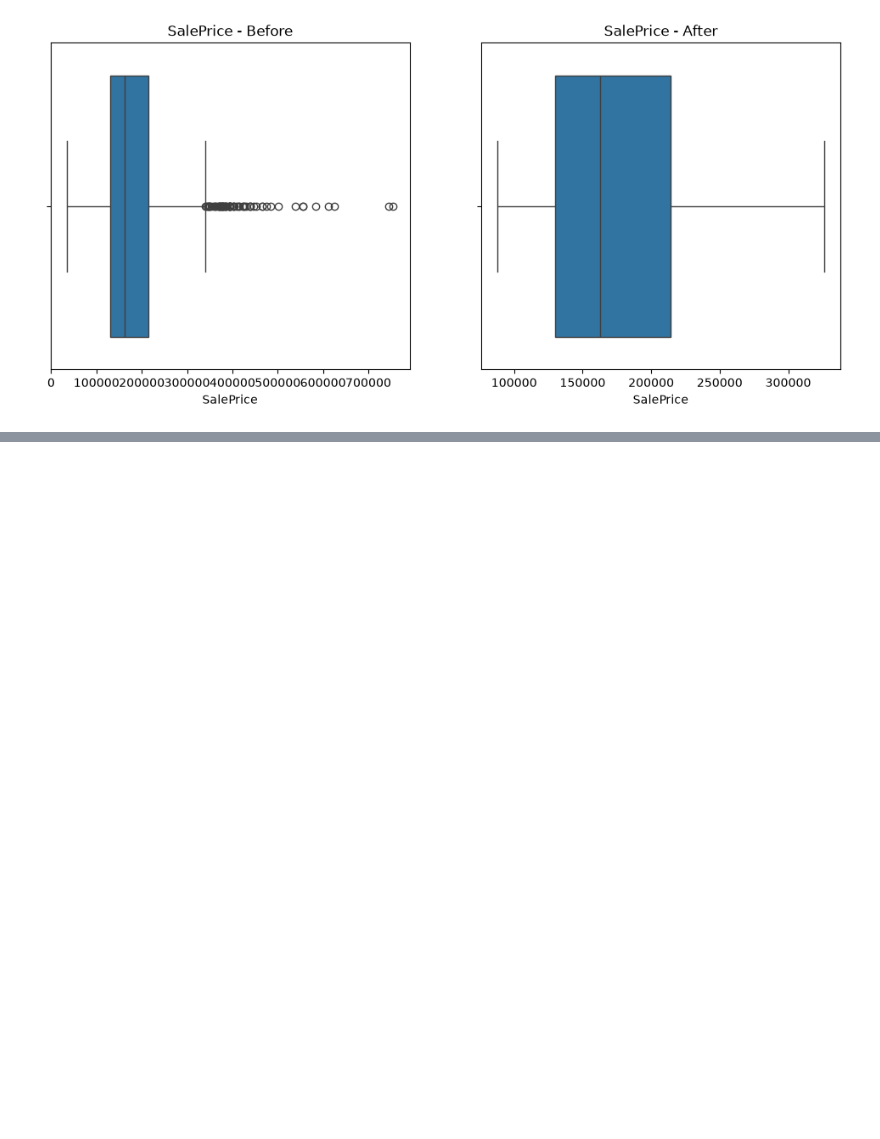
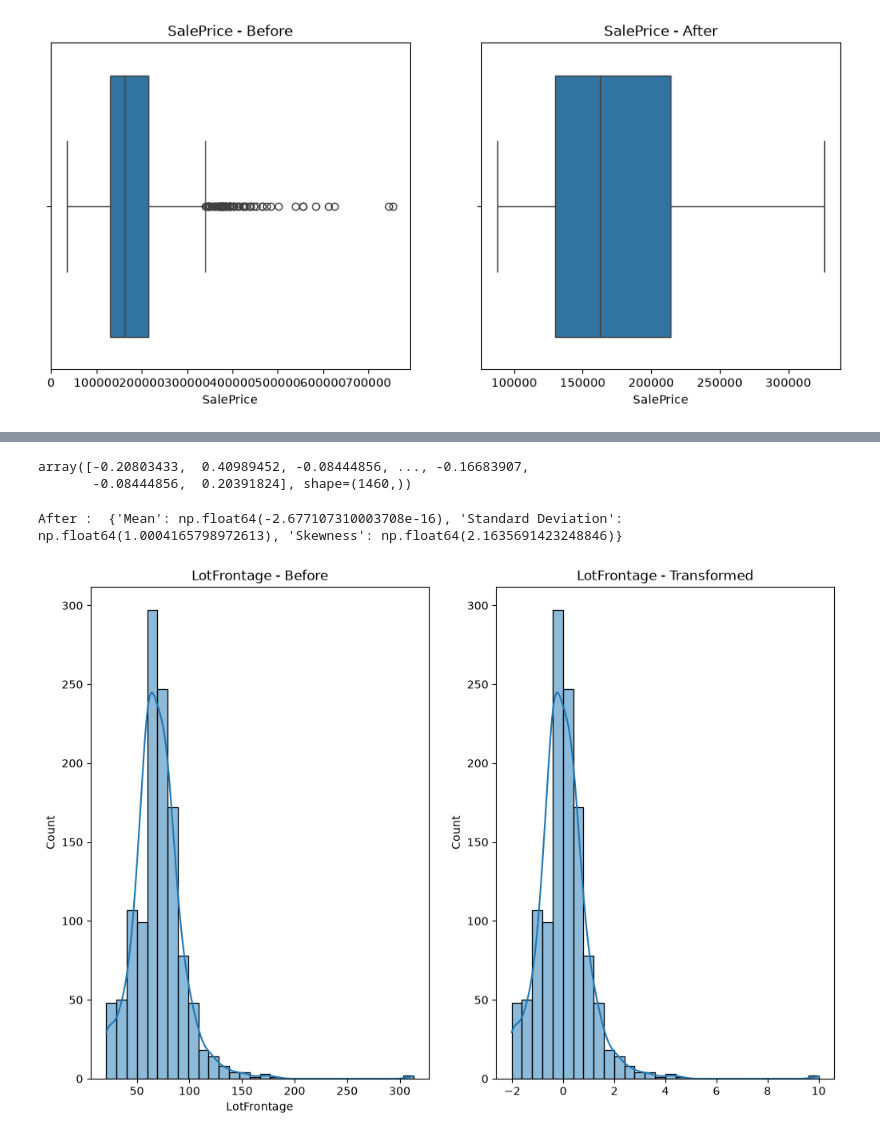
Before and after one commit to manojbalineni/Gen-AI, a Jupyter notebook: 10_Feature_Engineering/02_Feature_Engineering.ipynb, the cells around one changed output, grey strips where cells are left out. Drawn from its saved outputs; the diff is of its cells as text; code cells hidden in the pictures; blank space fills up the shorter version.

Commit message:
Feature Scaling

```diff
--- a/10_Feature_Engineering/02_Feature_Engineering.ipynb
+++ b/10_Feature_Engineering/02_Feature_Engineering.ipynb
@@ -943,0 +955,14 @@ compare_outliers(dataset_3 , dataset_3_winsor , "SalePrice")
+# %%
+def compare_distribution(original, transformed , title):
+  fig, axes = plt.subplots(1,2, figsize = (12, 8))
+  sns.histplot(original , bins = 30 , kde=True , ax = axes[0])
+  axes[0].set_title(f"{title} - Before")
+  sns.histplot(transformed , bins = 30 , kde=True , ax = axes[1])
+  axes[1].set_title(f"{title} - Transformed")
+# %%
+# Standar Scaling
+
+column = 'LotFrontage'
+scaler = StandardScaler()
+lot_scaled = scaler.fit_transform(dataset_3[[column]])
+print("Before : " , summary_statstics(dataset_3[column].dropna()))
@@ -943,0 +981,13 @@ compare_outliers(dataset_3 , dataset_3_winsor , "SalePrice")
+# %%
+lot_scaled.flatten()
+# %% [output]
+array([-0.20803433,  0.40989452, -0.08444856, ..., -0.16683907,
+       -0.08444856,  0.20391824], shape=(1460,))
+# %%
+print("After : " , summary_statstics(pd.Series(lot_scaled.flatten())))
+# %% [output]
+After :  {'Mean': np.float64(-2.677107310003708e-16), 'Standard Deviation': np.float64(1.0004165798972613), 'Skewness': np.float64(2.1635691423248846)}
+# %%
+compare_distribution(dataset_3[column].dropna() , lot_scaled.flatten() , column)
+# %% [output]
+[figure, added]
```
Also changed, not shown: parts of 5 cells of this notebook.
